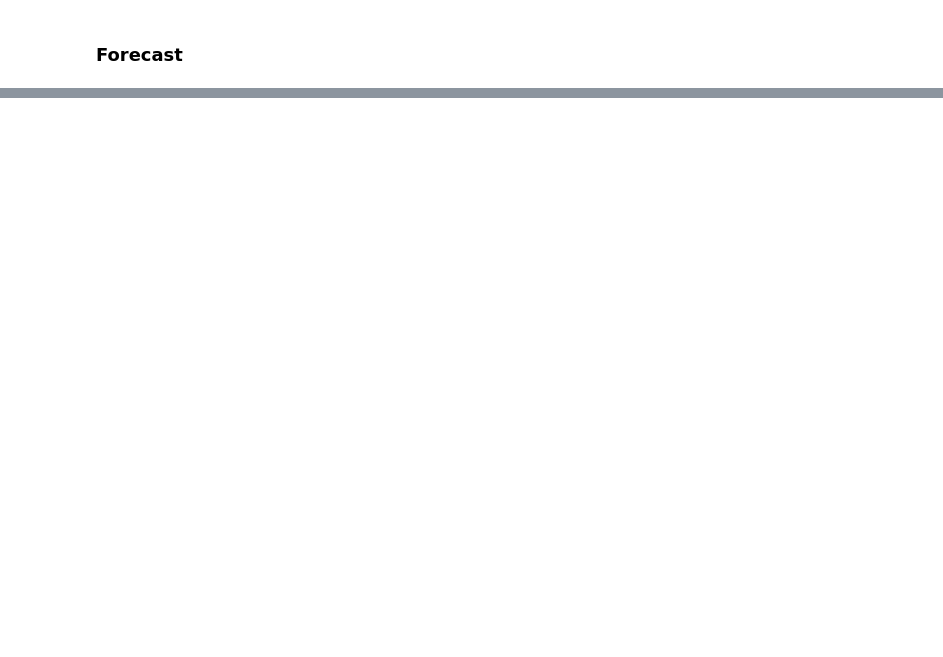
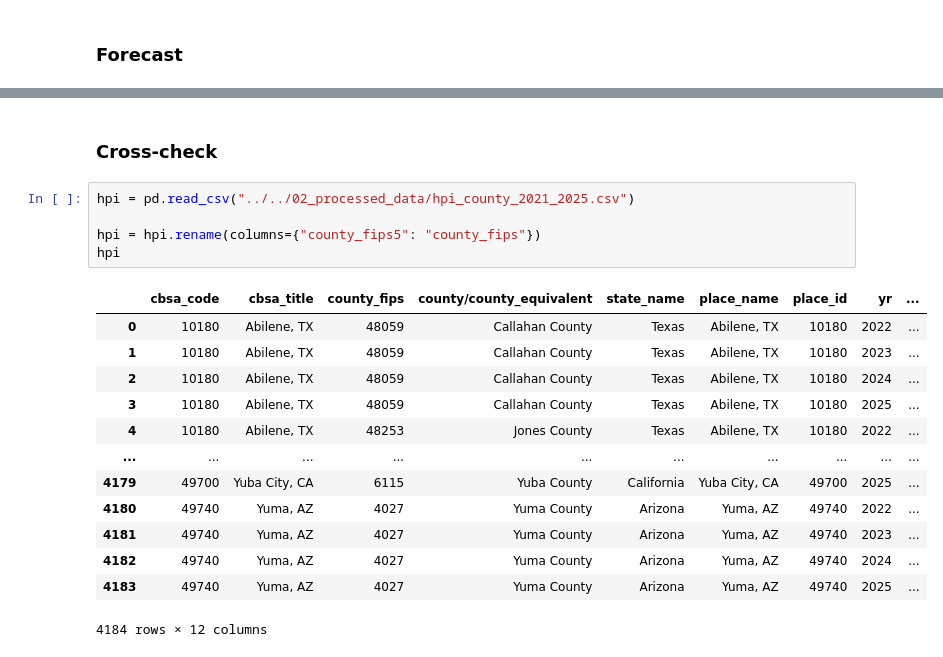
Before and after one commit to Ramil-cyber/Capstone_Citizensbank_climate-risk_insurance-exposure_monitoring, a Jupyter notebook: 03_code/data_exploration/lstm_arima_v1.ipynb, the cells around one changed output, grey strips where cells are left out. Cells and saved outputs as stored; diff of their text form; blank space fills up the shorter version.

```diff
--- a/03_code/data_exploration/lstm_arima_v1.ipynb
+++ b/03_code/data_exploration/lstm_arima_v1.ipynb
@@ -418,0 +434,21 @@ KeyError: 'county_fips'
+# %% [markdown]
+### Cross-check
+# %%
+hpi = pd.read_csv("../../02_processed_data/hpi_county_2021_2025.csv")
+
+hpi = hpi.rename(columns={"county_fips5": "county_fips"})
+hpi
+# %% [output]
+|  | cbsa_code | cbsa_title | county_fips | county/county_equivalent | state_name | place_name | place_id | yr | ... |
+| 0 | 10180 | Abilene, TX | 48059 | Callahan County | Texas | Abilene, TX | 10180 | 2022 | ... |
+| 1 | 10180 | Abilene, TX | 48059 | Callahan County | Texas | Abilene, TX | 10180 | 2023 | ... |
+| 2 | 10180 | Abilene, TX | 48059 | Callahan County | Texas | Abilene, TX | 10180 | 2024 | ... |
+| 3 | 10180 | Abilene, TX | 48059 | Callahan County | Texas | Abilene, TX | 10180 | 2025 | ... |
+| 4 | 10180 | Abilene, TX | 48253 | Jones County | Texas | Abilene, TX | 10180 | 2022 | ... |
+| ... | ... | ... | ... | ... | ... | ... | ... | ... | ... |
+| 4179 | 49700 | Yuba City, CA | 6115 | Yuba County | California | Yuba City, CA | 49700 | 2025 | ... |
+| 4180 | 49740 | Yuma, AZ | 4027 | Yuma County | Arizona | Yuma, AZ | 49740 | 2022 | ... |
+| 4181 | 49740 | Yuma, AZ | 4027 | Yuma County | Arizona | Yuma, AZ | 49740 | 2023 | ... |
+| 4182 | 49740 | Yuma, AZ | 4027 | Yuma County | Arizona | Yuma, AZ | 49740 | 2024 | ... |
+| 4183 | 49740 | Yuma, AZ | 4027 | Yuma County | Arizona | Yuma, AZ | 49740 | 2025 | ... |
+4184 rows × 12 columns
```
Also changed, not shown: parts of 10 cells of this notebook, 2 other files.
